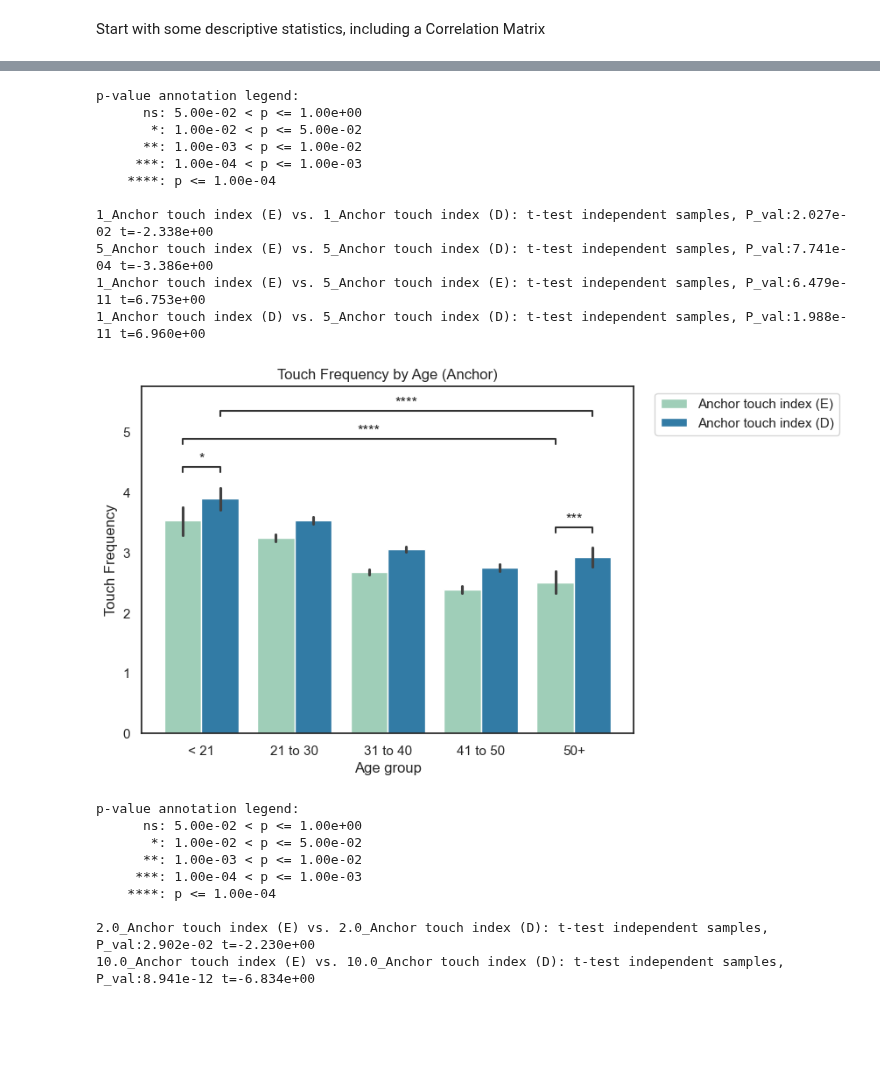
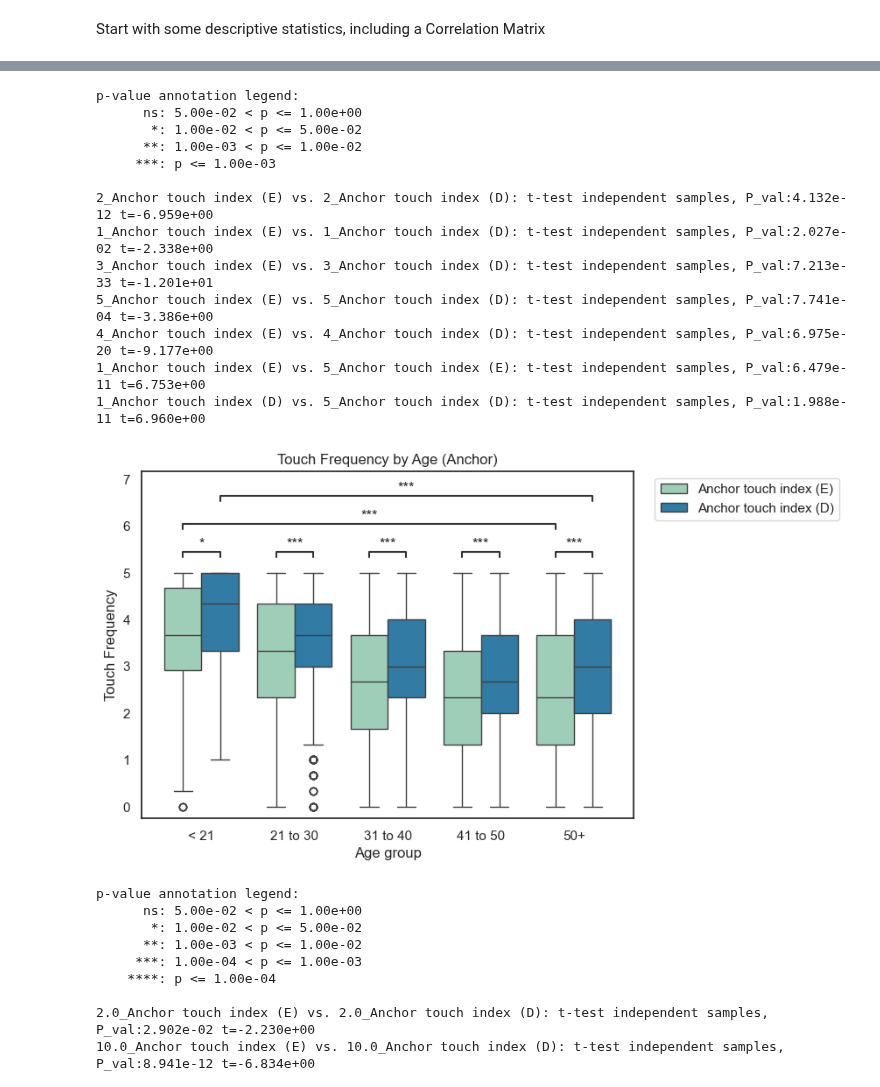
Before and after one commit to EdgardoCS/touchCouples, a Jupyter notebook: descriptive_stats.ipynb, the cells around one changed output, grey strips where cells are left out. Cells and saved outputs as stored; diff of their text form; code cells hidden in the pictures; blank space fills up the shorter version.

```diff
--- a/descriptive_stats.ipynb
+++ b/descriptive_stats.ipynb
@@ -191,8 +231,8 @@ for i in range(0, len(df)):
 # %%
 for i in range(0, len(df)):
-    df.loc[i, 'Anchor touch discrepancy'] = np.mean(
-        [df['Anchor kiss_discrepancy'][i], df['Anchor hold_discrepancy'][i], df['Anchor hug_discrepancy'][i]])
-    df.loc[i, 'Partner touch discrepancy'] = np.mean(
-        [df['Partner kiss_discrepancy'][i], df['Partner hold_discrepancy'][i], df['Partner hug_discrepancy'][i]])
+    df.loc[i, 'Anchor Difference'] = np.mean(
+        [df['Anchor kiss diff'][i], df['Anchor hold diff'][i], df['Anchor hug diff'][i]])
+    df.loc[i, 'Partner Difference'] = np.mean(
+        [df['Partner kiss diff'][i], df['Partner hold diff'][i], df['Partner hug diff'][i]])
 # %% [markdown]
 Start with some descriptive statistics, including a Correlation Matrix
@@ -611,12 +425,12 @@ Anchor intimacy (E) vs. Partner intimacy (E): t-test independent samples, P_val:
 # %%
 # Calculate means for touch variables
 df_touch = df[[
-    'Anchor age', 'Partner age', 'Relationship length', 'Anchor kiss (E)',
-    'Anchor hold (E)', 'Anchor intimacy (E)', 'Anchor kiss (D)', 'Anchor hold (D)',
-    'Anchor intimacy (D)', 'Partner kiss (E)', 'Partner hold (E)', 'Partner intimacy (E)',
-    'Partner kiss (D)', 'Partner hold (D)', 'Partner intimacy (D)', 'age-group (Anchor)',
-    'age-group (Partner)', 'Anchor touch index (E)', 'Anchor touch index (D)',
-    'Partner touch index (E)', 'Partner touch index (D)', 'Anchor relationship satisfaction',
+    'Anchor age', 'Partner age', 'Relationship length', 'Anchor kiss frequency',
+    'Anchor hold frequency', 'Anchor hug frequency', 'Anchor kiss desired', 'Anchor hold desired',
+    'Anchor hug desired', 'Partner kiss frequency', 'Partner hold frequency', 'Partner hug frequency',
+    'Partner kiss desired', 'Partner hold desired', 'Partner hug desired', 'age-group (Anchor)',
+    'age-group (Partner)', 'Anchor touch index frequency', 'Anchor touch index desired',
+    'Partner touch index frequency', 'Partner touch index desired', 'Anchor relationship satisfaction',
     'Partner relationship satisfaction'
 ]]
 # %%
@@ -665,44 +486,50 @@ p-value annotation legend:
 # %%
 touching = df_touch.melt(id_vars='age-group (Anchor)',
-                         value_vars=['Anchor touch index (E)', 'Anchor touch index (D)', 'Partner touch index (E)',
-                                     'Partner touch index (D)'],
+                         value_vars=['Anchor touch index frequency', 'Anchor touch index desired',
+                                     'Partner touch index frequency',
+                                     'Partner touch index desired'],
                          var_name='Touch index', value_name='Touch Freq'
                          )
 
 x = "age-group (Anchor)"
 y = "Touch Freq"
 hue = "Touch index"
-hue_order = ['Anchor touch index (E)', 'Anchor touch index (D)']
+hue_order = ['Anchor touch index frequency', 'Anchor touch index desired']
 pairs = [
-    ((1, "Anchor touch index (E)"), (1, "Anchor touch index (D)")),
-    ((5, "Anchor touch index (E)"), (5, "Anchor touch index (D)")),
-    ((1, "Anchor touch index (E)"), (5, "Anchor touch index (E)")),
-    ((1, "Anchor touch index (D)"), (5, "Anchor touch index (D)"))
+    ((1, "Anchor touch index frequency"), (1, "Anchor touch index desired")),
+    ((5, "Anchor touch index frequency"), (5, "Anchor touch index desired")),
+    ((1, "Anchor touch index frequency"), (5, "Anchor touch index frequency")),
+    ((1, "Anchor touch index desired"), (5, "Anchor touch index desired")),
+    ((2, "Anchor touch index desired"), (2, "Anchor touch index frequency")),
+    ((4, "Anchor touch index frequency"), (4, "Anchor touch index desired")),
+    ((3, "Anchor touch index frequency"), (3, "Anchor touch index desired")),
 ]
-ax = sns.barplot(data=touching, x=x, y=y, hue=hue, hue_order=hue_order, palette='YlGnBu', )
+ax = sns.boxplot(data=touching, x=x, y=y, hue=hue, hue_order=hue_order, palette='YlGnBu', )
 annot = Annotator(ax, pairs, data=touching, x=x, y=y, hue=hue, hue_order=hue_order)
-annot.configure(test='t-test_ind', verbose=2)
+annot.configure(test='t-test_ind', verbose=2, pvalue_thresholds=[[0.001, '***'], [0.01, '**'], [0.05, '*'], [1, 'ns']])
 annot.apply_test()
 annot.annotate()
 plt.tight_layout()
 plt.legend(loc='upper left', bbox_to_anchor=(1.03, 1))
 plt.xticks(ticks=[0, 1, 2, 3, 4], labels=["< 21", "21 to 30", "31 to 40", "41 to 50", "50+"])
 plt.ylabel("Touch Frequency")
 plt.xlabel("Age group")
 plt.title("Touch Frequency by Age (Anchor)")
 plt.savefig("output/img/touch_x_age.png", dpi=350, transparent=True)
 # %% [output]
 p-value annotation legend:
       ns: 5.00e-02 < p <= 1.00e+00
        *: 1.00e-02 < p <= 5.00e-02
       **: 1.00e-03 < p <= 1.00e-02
-     ***: 1.00e-04 < p <= 1.00e-03
-    ****: p <= 1.00e-04
+     ***: p <= 1.00e-03
 
+2_Anchor touch index (E) vs. 2_Anchor touch index (D): t-test independent samples, P_val:4.132e-12 t=-6.959e+00
 1_Anchor touch index (E) vs. 1_Anchor touch index (D): t-test independent samples, P_val:2.027e-02 t=-2.338e+00
+3_Anchor touch index (E) vs. 3_Anchor touch index (D): t-test independent samples, P_val:7.213e-33 t=-1.201e+01
 5_Anchor touch index (E) vs. 5_Anchor touch index (D): t-test independent samples, P_val:7.741e-04 t=-3.386e+00
+4_Anchor touch index (E) vs. 4_Anchor touch index (D): t-test independent samples, P_val:6.975e-20 t=-9.177e+00
 1_Anchor touch index (E) vs. 5_Anchor touch index (E): t-test independent samples, P_val:6.479e-11 t=6.753e+00
 1_Anchor touch index (D) vs. 5_Anchor touch index (D): t-test independent samples, P_val:1.988e-11 t=6.960e+00
-[figure, old version]
+[figure, new version]
 # %%
 touching = df_touch.melt(id_vars='Anchor relationship satisfaction',
```
Also changed, not shown: parts of 29 cells of this notebook, 28 other files.
